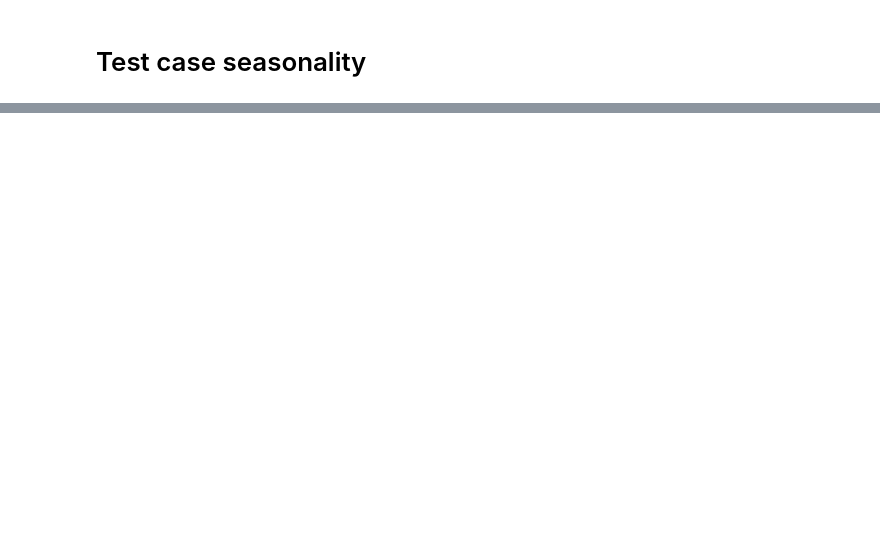
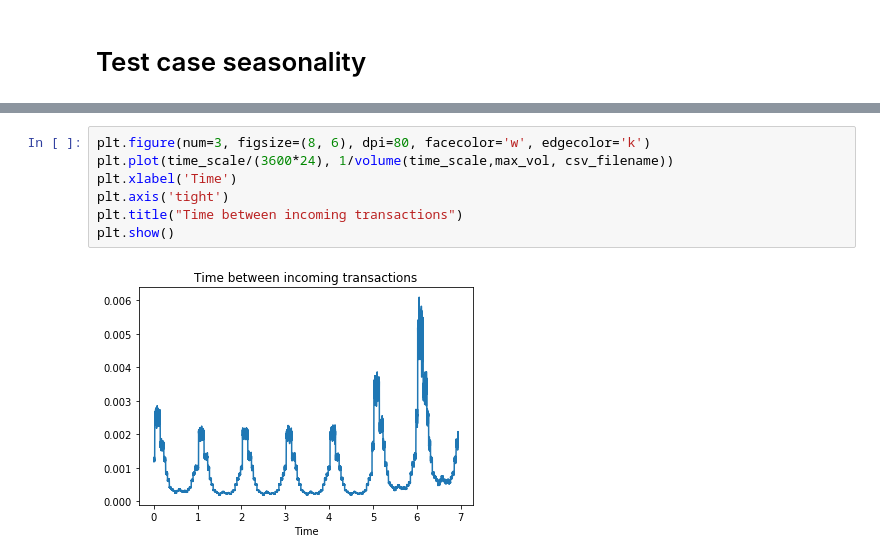
Before and after one commit to Jorisvdv/ING-project, a Jupyter notebook: Seasonality/Test_case_seasonality.ipynb, the cells around one changed output, grey strips where cells are left out. Drawn from its saved outputs; the diff is of its cells as text; blank space fills up the shorter version.

```diff
--- a/Seasonality/Test_case_seasonality.ipynb
+++ b/Seasonality/Test_case_seasonality.ipynb
@@ -41,0 +51,9 @@ plt.show()
+# %%
+plt.figure(num=3, figsize=(8, 6), dpi=80, facecolor='w', edgecolor='k')
+plt.plot(time_scale/(3600*24), 1/volume(time_scale,max_vol, csv_filename))
+plt.xlabel('Time')
+plt.axis('tight')
+plt.title("Time between incoming transactions")
+plt.show()
+# %% [output]
+[figure, added]
```
Also changed, not shown: parts of 6 cells of this notebook, 3 other files.
